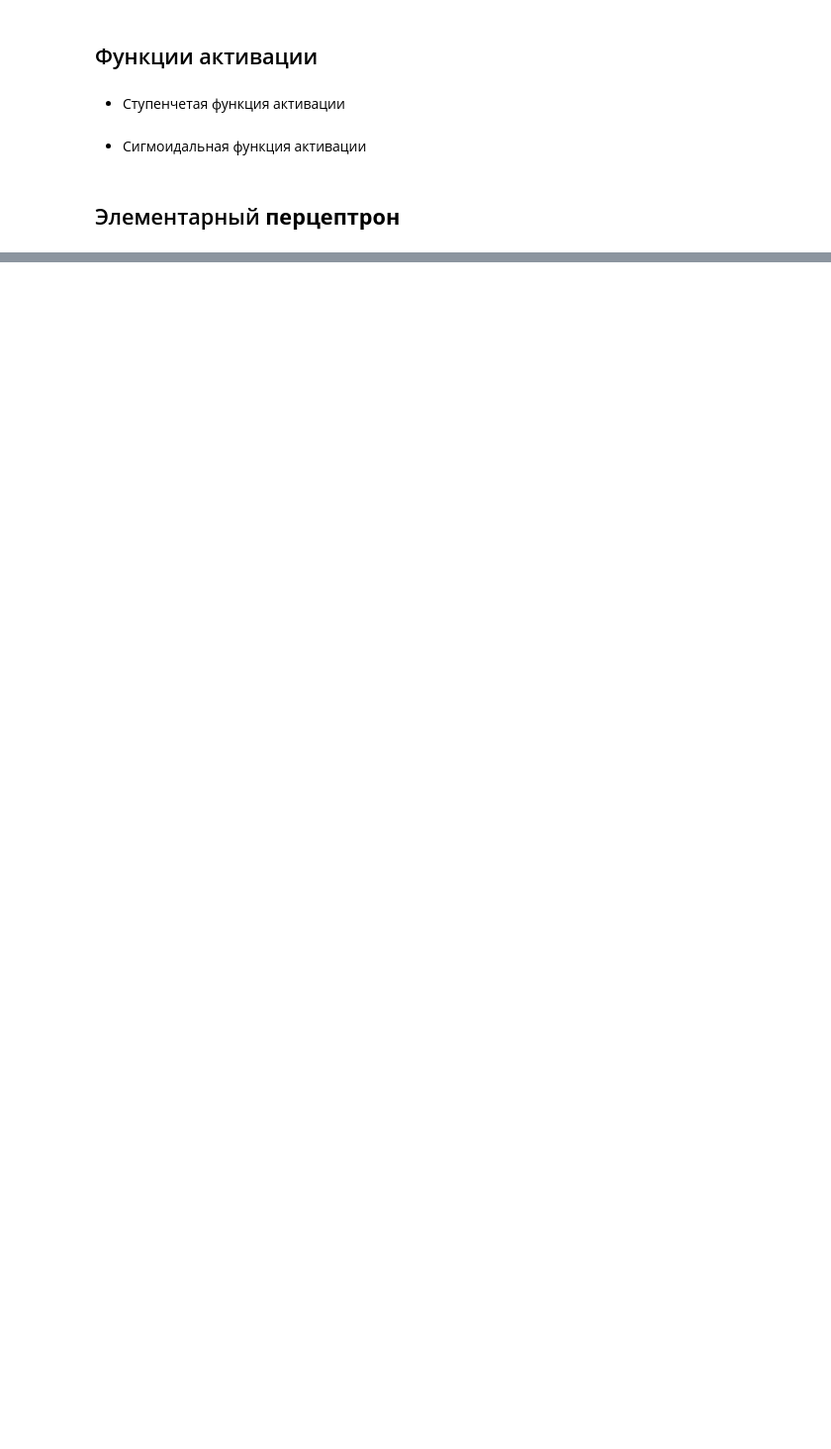
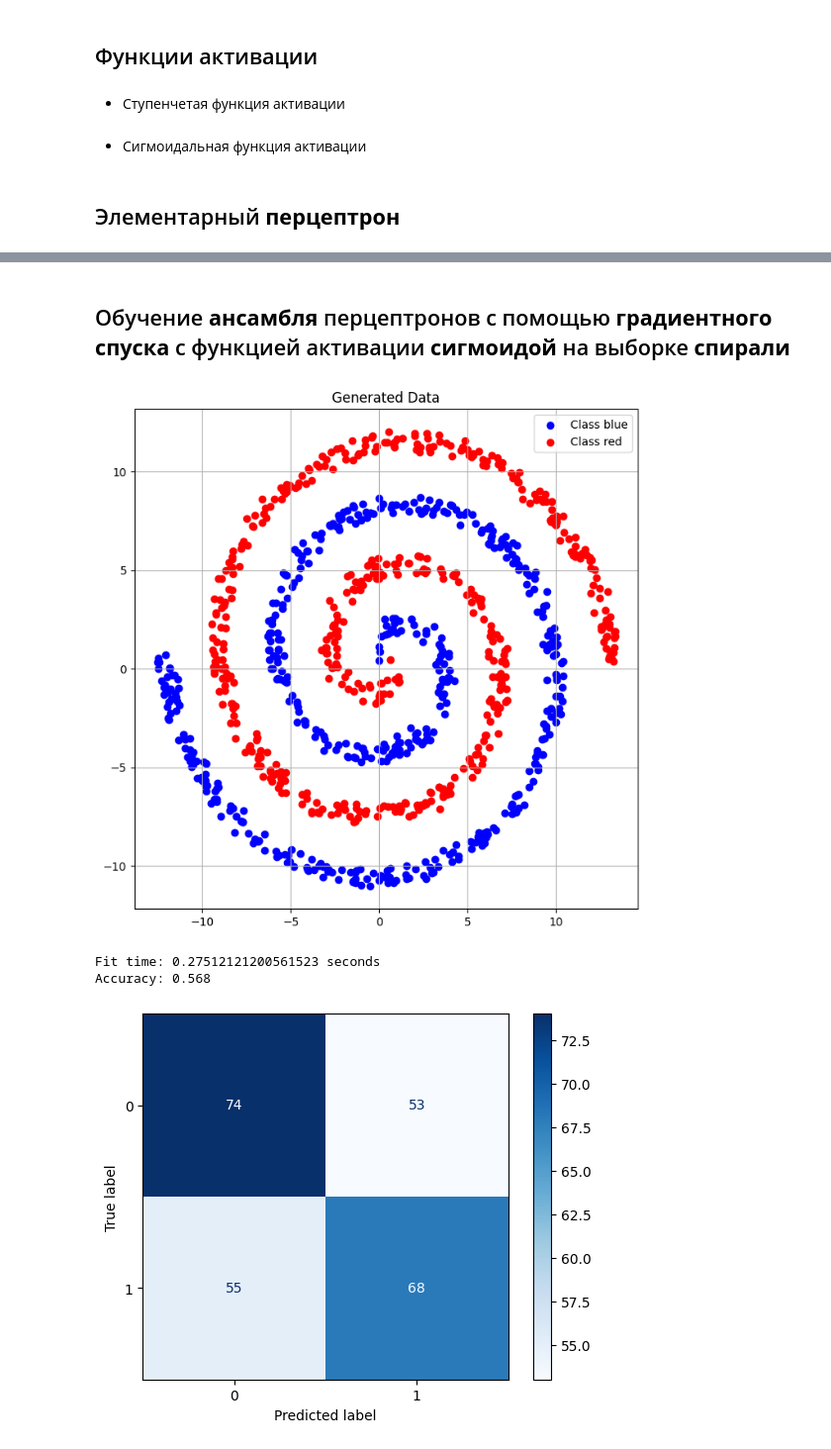
Before and after one commit to skpntsv/NSULabs, a Jupyter notebook: 3 course/deep-machine-learning/lab2.ipynb, the cells around one changed output, grey strips where cells are left out. Shown at 99% size. Saved outputs shown, nothing was run; the diff lists cells and outputs as text; code cells hidden in the pictures; blank space fills up the shorter version.

```diff
--- a/3 course/deep-machine-learning/lab2.ipynb
+++ b/3 course/deep-machine-learning/lab2.ipynb
@@ -117,0 +253,9 @@ class Perceptron():
+# %% [markdown]
+## Обучение **ансамбля** перцептронов с помощью **градиентного спуска** с функцией активации **сигмоидой** на выборке **спирали**
+# %%
+fit_with_metrics(1000, 1, spiral, 'sigmoid', 'gradient', 10)
+# %% [output]
+[figure, added]
+Fit time: 0.27512121200561523 seconds
+Accuracy: 0.568
+[figure, added]
```
Also changed, not shown: parts of 34 cells of this notebook.
